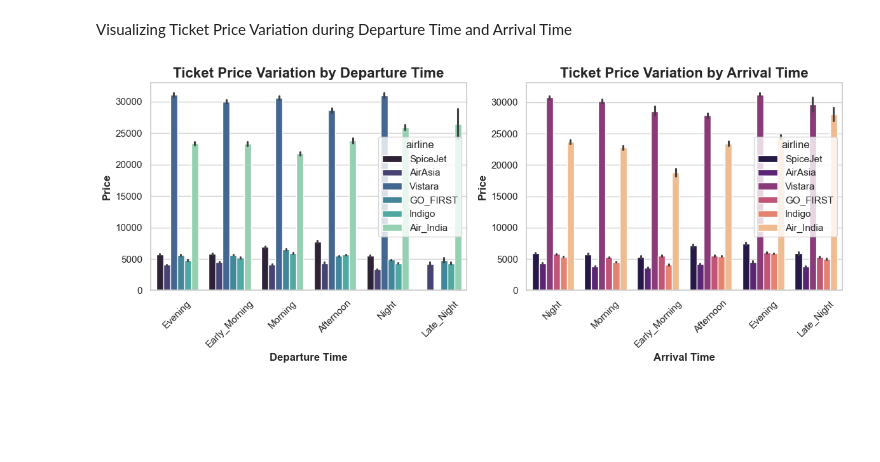
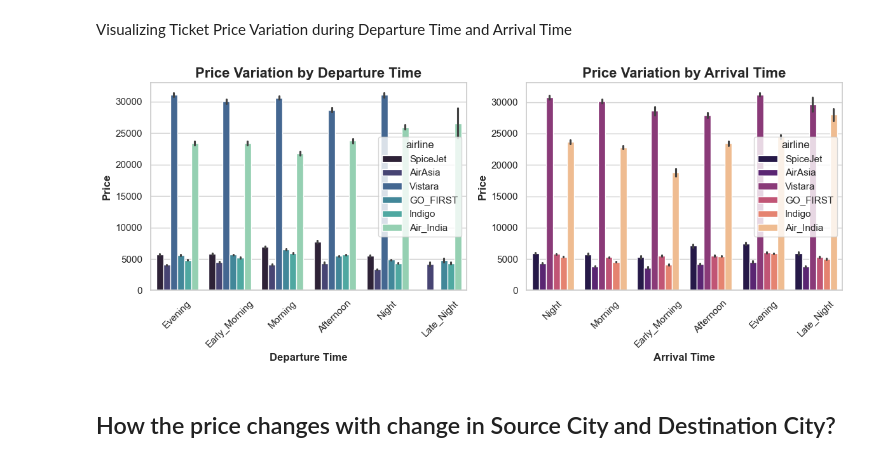
Before and after one commit to soumojit-dev/Airlines-Flight-Analysis, a Jupyter notebook: analysis.ipynb, the cells around one changed output. Saved outputs shown, nothing was run; the diff lists cells and outputs as text; code cells hidden in the pictures; blank space fills up the shorter version.

```diff
--- a/analysis.ipynb
+++ b/analysis.ipynb
@@ -356,21 +356,23 @@ Visualizing Ticket Price Variation during Departure Time and Arrival Time
 # %%
 plt.figure(figsize=(12,5))
 
 plt.subplot(1,2,1)
 ax = sns.barplot(data=df, x='departure_time', y='price', hue='airline', palette='mako')
-plt.title("Ticket Price Variation by Departure Time", fontdict={'fontsize': 16, 'fontweight': 'bold'})
+plt.title("Price Variation by Departure Time", fontdict={'fontsize': 16, 'fontweight': 'bold'})
 plt.xlabel('Departure Time', fontdict={'fontsize': 12, 'fontweight': 'bold'})
 plt.ylabel("Price", fontdict={'fontsize': 12, 'fontweight': 'bold'})
 plt.xticks(rotation=45)
 
 plt.subplot(1,2,2)
 sns.barplot(data=df, x='arrival_time', y='price', hue='airline', palette='magma')
-plt.title("Ticket Price Variation by Arrival Time", fontdict={'fontsize': 16, 'fontweight': 'bold'})
+plt.title("Price Variation by Arrival Time", fontdict={'fontsize': 16, 'fontweight': 'bold'})
 plt.xlabel("Arrival Time", fontdict={'fontsize': 12, 'fontweight': 'bold'})
 plt.ylabel("Price", fontdict={'fontsize': 12, 'fontweight': 'bold'})
 plt.xticks(rotation=45)
 
 plt.tight_layout()
 plt.show()
 # %% [output]
-[figure, old version]
+[figure, new version]
+# %% [markdown]
+## How the price changes with change in Source City and Destination City?
```
Also changed, not shown: parts of 5 cells of this notebook.
